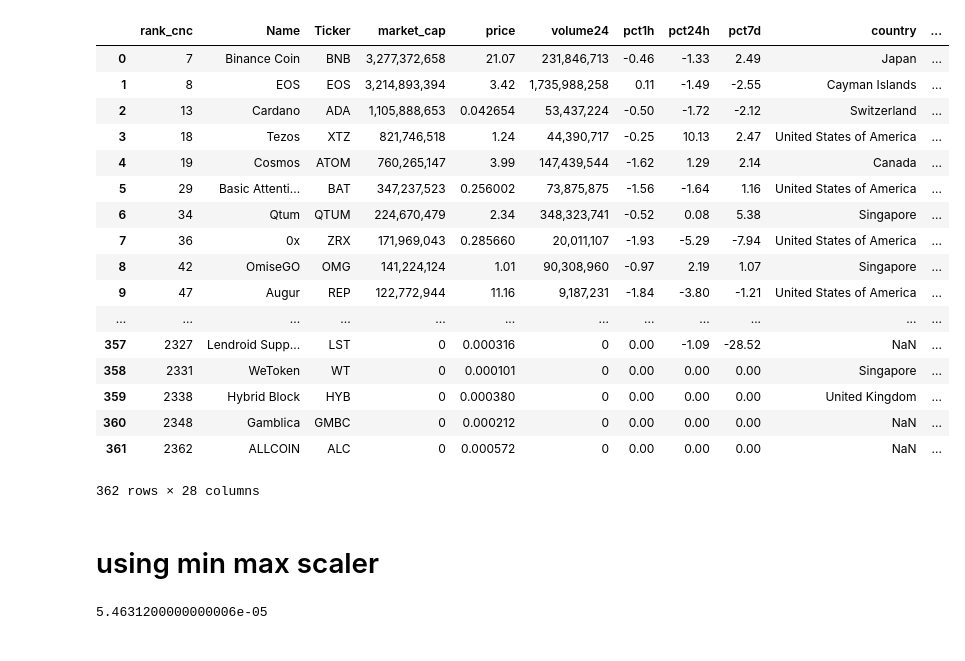
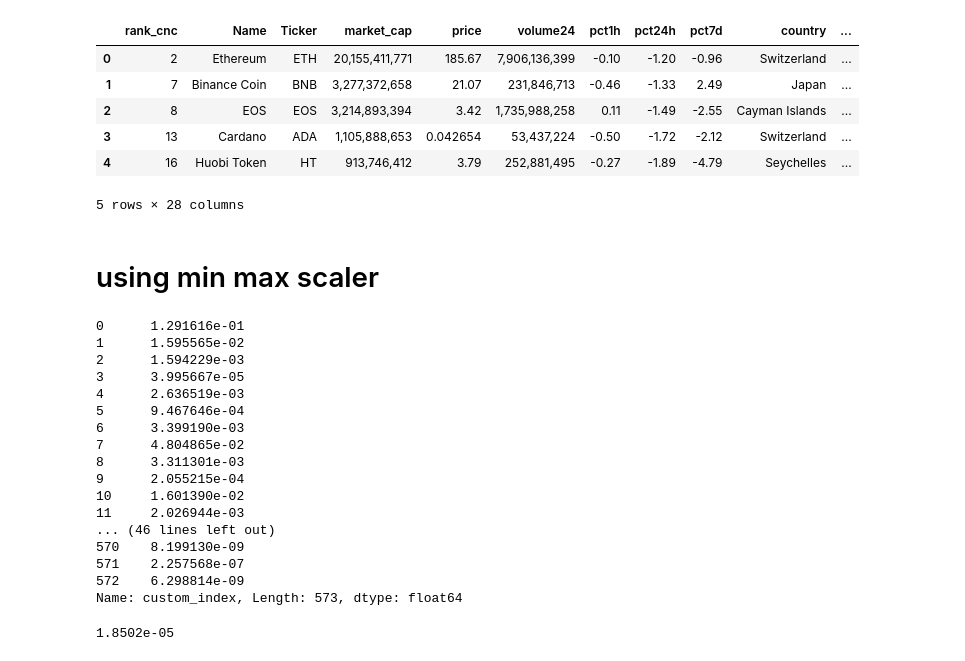
Before and after one commit to eccadena/ICO_Viability_Index, a Jupyter notebook: notebooks/libs/Eric/ready/sentiment_cmc_track_merge.ipynb, the cells around one changed output. Drawn from its saved outputs; the diff is of its cells as text; code cells hidden in the pictures.

```diff
--- a/notebooks/libs/Eric/ready/sentiment_cmc_track_merge.ipynb
+++ b/notebooks/libs/Eric/ready/sentiment_cmc_track_merge.ipynb
@@ -64,7 +32,7 @@ merged_inner.head(12)
 # %%
-merged_inner.drop(merged_inner.loc[merged_inner['Ticker']=='ALGO'].index, inplace = True)
+# merged_inner.drop(merged_inner.loc[merged_inner['Ticker']=='ALGO'].index, inplace = True)
 # %%
-merged_inner.drop(merged_inner.loc[merged_inner['Ticker']=='AIB'].index, inplace = True)
+# merged_inner.drop(merged_inner.loc[merged_inner['Ticker']=='AIB'].index, inplace = True)
 # %%
 merged_inner.reset_index(inplace=True)
 # %%
@@ -98,47 +49,56 @@ def custom_index_success(df):
 
     for i in range(len(df)) :
         # get the longevity of the ICO
-        longevity = datetime.datetime.now() - datetime.datetime.strptime(df.loc[i, "End"][:10], '%Y-%m-%d')
+        longevity = (datetime.datetime.now() - datetime.datetime.strptime(df.loc[i, "End"][:10], '%Y-%m-%d')).days
         # return to a column for df
         df.loc[i, "Longevity"] = longevity
         # get current price of df, remove commas
         current_price = df.loc[i, "price"].replace(',', '')
         # create custom index
-        custom = float(current_price) / (1/(float(str(longevity)[:4])))
+        custom = float(current_price) / (1/(int(str(longevity))))
         # retrun to df
         df.loc[i, "custom_index"] = custom
     return df
 # %%
 merged_df = custom_index_success(merged_inner)
-merged_df
+merged_df.head()
 # %% [output]
 |  | rank_cnc | Name | Ticker | market_cap | price | volume24 | pct1h | pct24h | pct7d | country | ... |
-| 0 | 7 | Binance Coin | BNB | 3,277,372,658 | 21.07 | 231,846,713 | -0.46 | -1.33 | 2.49 | Japan | ... |
-| 1 | 8 | EOS | EOS | 3,214,893,394 | 3.42 | 1,735,988,258 | 0.11 | -1.49 | -2.55 | Cayman Islands | ... |
-| 2 | 13 | Cardano | ADA | 1,105,888,653 | 0.042654 | 53,437,224 | -0.50 | -1.72 | -2.12 | Switzerland | ... |
-| 3 | 18 | Tezos | XTZ | 821,746,518 | 1.24 | 44,390,717 | -0.25 | 10.13 | 2.47 | United States of America | ... |
-| 4 | 19 | Cosmos | ATOM | 760,265,147 | 3.99 | 147,439,544 | -1.62 | 1.29 | 2.14 | Canada | ... |
-| 5 | 29 | Basic Attenti... | BAT | 347,237,523 | 0.256002 | 73,875,875 | -1.56 | -1.64 | 1.16 | United States of America | ... |
-| 6 | 34 | Qtum | QTUM | 224,670,479 | 2.34 | 348,323,741 | -0.52 | 0.08 | 5.38 | Singapore | ... |
-| 7 | 36 | 0x | ZRX | 171,969,043 | 0.285660 | 20,011,107 | -1.93 | -5.29 | -7.94 | United States of America | ... |
-| 8 | 42 | OmiseGO | OMG | 141,224,124 | 1.01 | 90,308,960 | -0.97 | 2.19 | 1.07 | Singapore | ... |
-| 9 | 47 | Augur | REP | 122,772,944 | 11.16 | 9,187,231 | -1.84 | -3.80 | -1.21 | United States of America | ... |
-| ... | ... | ... | ... | ... | ... | ... | ... | ... | ... | ... | ... |
-| 357 | 2327 | Lendroid Supp... | LST | 0 | 0.000316 | 0 | 0.00 | -1.09 | -28.52 | NaN | ... |
-| 358 | 2331 | WeToken | WT | 0 | 0.000101 | 0 | 0.00 | 0.00 | 0.00 | Singapore | ... |
-| 359 | 2338 | Hybrid Block | HYB | 0 | 0.000380 | 0 | 0.00 | 0.00 | 0.00 | United Kingdom | ... |
-| 360 | 2348 | Gamblica | GMBC | 0 | 0.000212 | 0 | 0.00 | 0.00 | 0.00 | NaN | ... |
-| 361 | 2362 | ALLCOIN | ALC | 0 | 0.000572 | 0 | 0.00 | 0.00 | 0.00 | NaN | ... |
+| 0 | 2 | Ethereum | ETH | 20,155,411,771 | 185.67 | 7,906,136,399 | -0.10 | -1.20 | -0.96 | Switzerland | ... |
+| 1 | 7 | Binance Coin | BNB | 3,277,372,658 | 21.07 | 231,846,713 | -0.46 | -1.33 | 2.49 | Japan | ... |
+| 2 | 8 | EOS | EOS | 3,214,893,394 | 3.42 | 1,735,988,258 | 0.11 | -1.49 | -2.55 | Cayman Islands | ... |
+| 3 | 13 | Cardano | ADA | 1,105,888,653 | 0.042654 | 53,437,224 | -0.50 | -1.72 | -2.12 | Switzerland | ... |
+| 4 | 16 | Huobi Token | HT | 913,746,412 | 3.79 | 252,881,495 | -0.27 | -1.89 | -4.79 | Seychelles | ... |
-362 rows × 28 columns
+5 rows × 28 columns
 # %% [markdown]
 # using min max scaler
 # %%
 #min max scaler not doing much as the min value is practically 0... thus its taking all the values and dividing it by the max value
-list = (merged_df['custom_index'])/(merged_df['custom_index'].max())
+list1 = merged_df['custom_index'] - merged_df['custom_index'].min()
+list2 = (list1)/(list1.max())
+list2
+# %% [output]
+0      1.291616e-01
+1      1.595565e-02
+2      1.594229e-03
+3      3.995667e-05
+4      2.636519e-03
+5      9.467646e-04
+6      3.399190e-03
+7      4.804865e-02
+8      3.311301e-03
+9      2.055215e-04
+10     1.601390e-02
+11     2.026944e-03
+... (46 lines left out)
+570    8.199130e-09
+571    2.257568e-07
+572    6.298814e-09
+Name: custom_index, Length: 573, dtype: float64
 # %%
 merged_df['custom_index'].min()
 # %% [output]
-5.4631200000000006e-05
+1.8502e-05
 # %%
 scaler = preprocessing.MinMaxScaler()
 # %%
```
Also changed, not shown: parts of 15 cells of this notebook, 1 other file.
